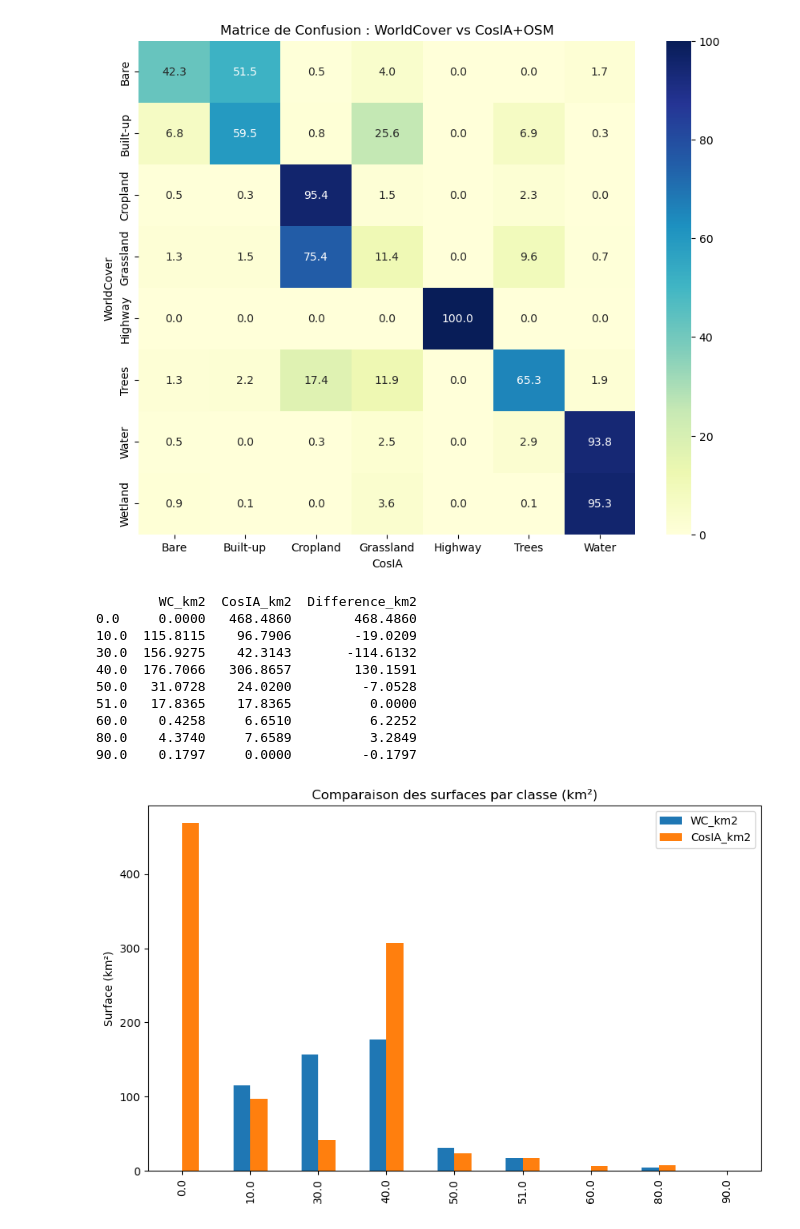
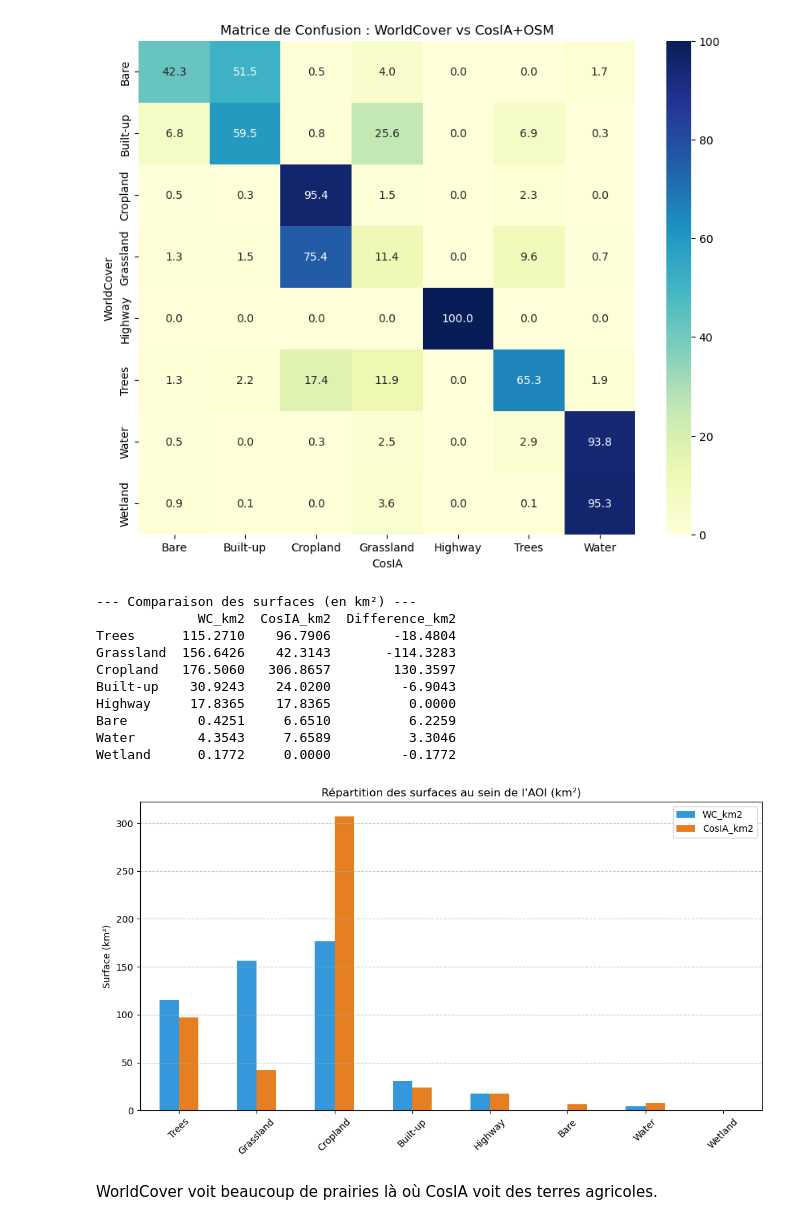
Before and after one commit to marion-billy/urbiverde_ivb, a Jupyter notebook: tutos/test_extract.ipynb, the cells around one changed output. Cells and saved outputs as stored; diff of their text form; code cells hidden in the pictures.

```diff
--- a/tutos/test_extract.ipynb
+++ b/tutos/test_extract.ipynb
@@ -238,31 +238,45 @@ plt.show()
 [figure]
 # %%
 # Stats de surface
-stats_wc = compute_area_percentage(wc_augmented, pixel_size=10)
-stats_cosia = compute_area_percentage(cosia_raster, pixel_size=10)
 
-# Fusion pour affichage
+# On ne calcule les stats que là où CosIA est présent (intra-AOI)
+mask_aoi = (cosia_raster > 0) # sinon valeurs 0 dans la bbbox
+
+# .where(condition, drop=True) permet de ne garder que les pixels valides
+stats_wc = compute_area_percentage(wc_augmented.where(mask_aoi), pixel_size=10)
+stats_cosia = compute_area_percentage(cosia_raster.where(mask_aoi), pixel_size=10)
+
+# Fusion pour affichage (on ignore l'index 0.0 s'il existe encore)
 comparatif_surface = pd.DataFrame({
     'WC_km2': stats_wc['areas_km²'],
     'CosIA_km2': stats_cosia['areas_km²']
-}).fillna(0)
+}).drop(index=0.0, errors='ignore').fillna(0)
+
+# Ajout des noms de classes pour la clarté du graphique
+comparatif_surface.index = comparatif_surface.index.map(labels_map)
 
 comparatif_surface['Difference_km2'] = comparatif_surface['CosIA_km2'] - comparatif_surface['WC_km2']
+print("--- Comparaison des surfaces (en km²) ---")
 print(comparatif_surface)
 
-comparatif_surface[['WC_km2', 'CosIA_km2']].plot(kind='bar', figsize=(10,6))
-plt.title("Comparaison des surfaces par classe (km²)")
+# Graphique
+comparatif_surface[['WC_km2', 'CosIA_km2']].plot(kind='bar', figsize=(12, 6), color=['#3498db', '#e67e22'])
+plt.title("Répartition des surfaces au sein de l'AOI (km²)")
 plt.ylabel("Surface (km²)")
+plt.xticks(rotation=45)
+plt.grid(axis='y', linestyle='--', alpha=0.7)
 plt.show()
 # %% [output]
-        WC_km2  CosIA_km2  Difference_km2
-0.0     0.0000   468.4860        468.4860
-10.0  115.8115    96.7906        -19.0209
-30.0  156.9275    42.3143       -114.6132
-40.0  176.7066   306.8657        130.1591
-50.0   31.0728    24.0200         -7.0528
-51.0   17.8365    17.8365          0.0000
-60.0    0.4258     6.6510          6.2252
-80.0    4.3740     7.6589          3.2849
-90.0    0.1797     0.0000         -0.1797
+--- Comparaison des surfaces (en km²) ---
+             WC_km2  CosIA_km2  Difference_km2
+Trees      115.2710    96.7906        -18.4804
+Grassland  156.6426    42.3143       -114.3283
+Cropland   176.5060   306.8657        130.3597
+Built-up    30.9243    24.0200         -6.9043
+Highway     17.8365    17.8365          0.0000
+Bare         0.4251     6.6510          6.2259
+Water        4.3543     7.6589          3.3046
+Wetland      0.1772     0.0000         -0.1772
-[figure, old version]
+[figure, new version]
+# %% [markdown]
+WorldCover voit beaucoup de prairies là où CosIA voit des terres agricoles.
```
Also changed, not shown: parts of 1 cell of this notebook.
